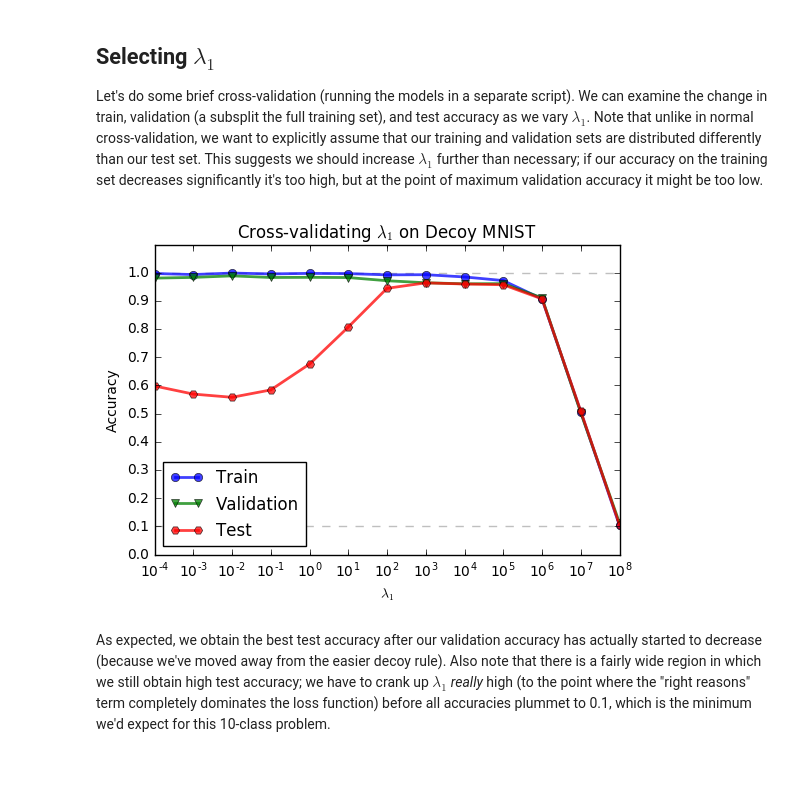
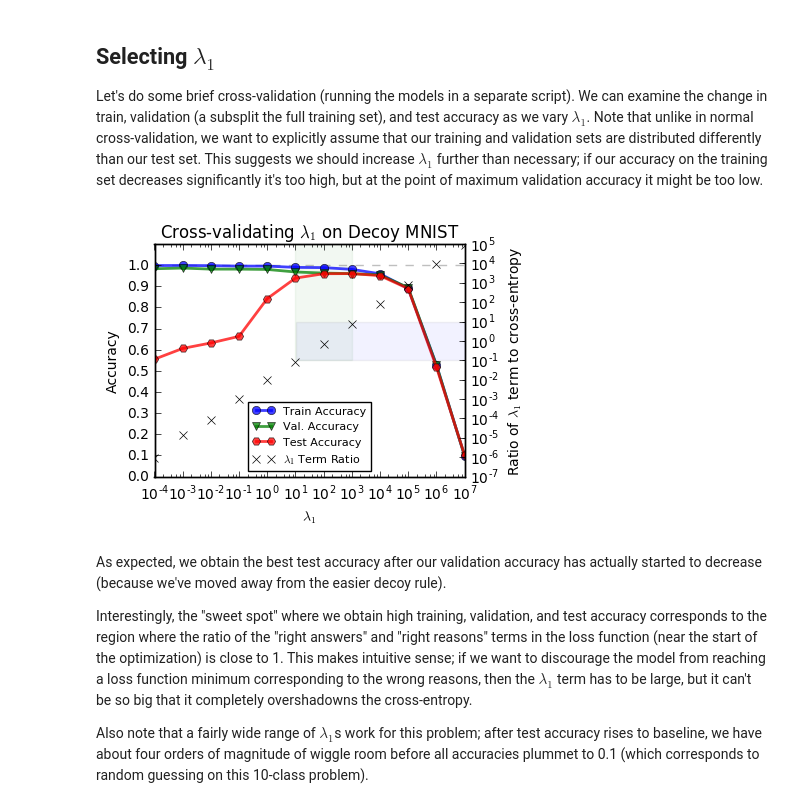
Before and after one commit to dtak/rrr, a Jupyter notebook: experiments/Decoy MNIST.ipynb, the cells around one changed output. Cells and saved outputs as stored; diff of their text form; code cells hidden in the pictures; blank space fills up the shorter version.

```diff
--- a/experiments/Decoy MNIST.ipynb
+++ b/experiments/Decoy MNIST.ipynb
@@ -283,26 +291,52 @@ Here there does appear to be a bit of a kink in the curve at least for the decoy
 ## Selecting $\lambda_1$
 
 Let's do some brief cross-validation (running the models in a separate script). We can examine the change in train, validation (a subsplit the full training set), and test accuracy as we vary $\lambda_1$. Note that unlike in normal cross-validation, we want to explicitly assume that our training and validation sets are distributed differently than our test set. This suggests we should increase $\lambda_1$ further than necessary; if our accuracy on the training set decreases significantly it's too high, but at the point of maximum validation accuracy it might be too low.
-# %%
-import pickle
-l2s, accurs, params = pickle.load(open('../data/decoy_mnist_crossval.pkl', 'rb'))
-accurs = np.array(accurs)
-trn, val, tst = accurs.T
-
-plt.axhline(1, ls='--', color='black', alpha=0.25)
-plt.axhline(0.1, ls='--', color='black', alpha=0.25)
-plt.plot(l2s, trn, label='Train', marker='o', lw=2, alpha=0.75)
-plt.plot(l2s, val, label='Validation', marker='v', lw=2, alpha=0.75)
-plt.plot(l2s, tst, label='Test', marker='H', lw=2, alpha=0.75)
-plt.xscale('log')
-plt.xlabel('$\lambda_1$')
-plt.ylabel('Accuracy')
-plt.title('Cross-validating $\lambda_1$ on Decoy MNIST')
-plt.legend(loc='best')
-plt.ylim(0, 1.1)
-plt.yticks(np.linspace(0,1,11))
-plt.show()
-# %% [output]
-[figure, removed]
-# %% [markdown]
-As expected, we obtain the best test accuracy after our validation accuracy has actually started to decrease (because we've moved away from the easier decoy rule). Also note that there is a fairly wide region in which we still obtain high test accuracy; we have to crank up $\lambda_1$ _really_ high (to the point where the "right reasons" term completely dominates the loss function) before all accuracies plummet to 0.1, which is the minimum we'd expect for this 10-class problem.
+# %%
+# Parsing some copy-pasted print output to obtain cost function term ratios; forgive the sloppiness.
+import re
+rr_prop = lambda _, xe, rr, __: float(rr) / float(xe)
+rr_props = [rr_prop(*re.findall(r'[\d\.]+', blob.split("\n")[1]))
+            for blob in open('../data/decoy_mnist_crossval_props.txt', 'r').read().split('############\n')[1:]]
+# %%
+import pickle
+
+l2s, accurs, params = pickle.load(open('../data/decoy_mnist_crossval.pkl', 'rb'))
+accurs = np.array(accurs)[:-1]
+trn, val, tst = accurs.T
+l2s = l2s[:-1]
+
+plt.figure(figsize=(4,3))
+
+plt.axhline(1, ls='--', color='black', alpha=0.25)
+plt.xscale('log')
+plt.xlabel('$\lambda_1$')
+plt.ylabel('Accuracy')
+plt.title('Cross-validating $\lambda_1$ on Decoy MNIST')
+plt.ylim(0, 1.1)
+plt.yticks(np.linspace(0,1,11))
+
+line1 = plt.plot(l2s, trn, label='Train Accuracy', marker='o', lw=2, alpha=0.75)
+line2 = plt.plot(l2s, val, label='Val. Accuracy', marker='v', lw=2, alpha=0.75)
+line3 = plt.plot(l2s, tst, label='Test Accuracy', marker='H', lw=2, alpha=0.75)
+plt.axvspan(1e1, 1e3, ymin=0.5, alpha=0.05, color='green')
+
+plt.gca().twinx()
+plt.yscale('log')
+plt.ylabel('Ratio of $\lambda_1$ term to cross-entropy')
+
+line4 = plt.plot(l2s, rr_props[:-1], 'x', color='black', label='$\lambda_1$ Term Ratio')
+plt.axhspan(1e-1, 1e1, xmin=0.456, alpha=0.05)
+
+lines = line1+line2+line3+line4
+labels = [l.get_label() for l in lines]
+plt.legend(lines, labels, loc='lower center', fontsize=8)
+
+plt.show()
+# %% [output]
+[figure, added]
+# %% [markdown]
+As expected, we obtain the best test accuracy after our validation accuracy has actually started to decrease (because we've moved away from the easier decoy rule).
+
+Interestingly, the "sweet spot" where we obtain high training, validation, and test accuracy corresponds to the region where the ratio of the "right answers" and "right reasons" terms in the loss function (near the start of the optimization) is close to 1. This makes intuitive sense; if we want to discourage the model from reaching a loss function minimum corresponding to the wrong reasons, then the $\lambda_1$ term has to be large, but it can't be so big that it completely overshadowns the cross-entropy.
+
+Also note that a fairly wide range of $\lambda_1$s work for this problem; after test accuracy rises to baseline, we have about four orders of magnitude of wiggle room before all accuracies plummet to 0.1 (which corresponds to random guessing on this 10-class problem).
```
Also changed, not shown: parts of 7 cells of this notebook, 11 other files.
